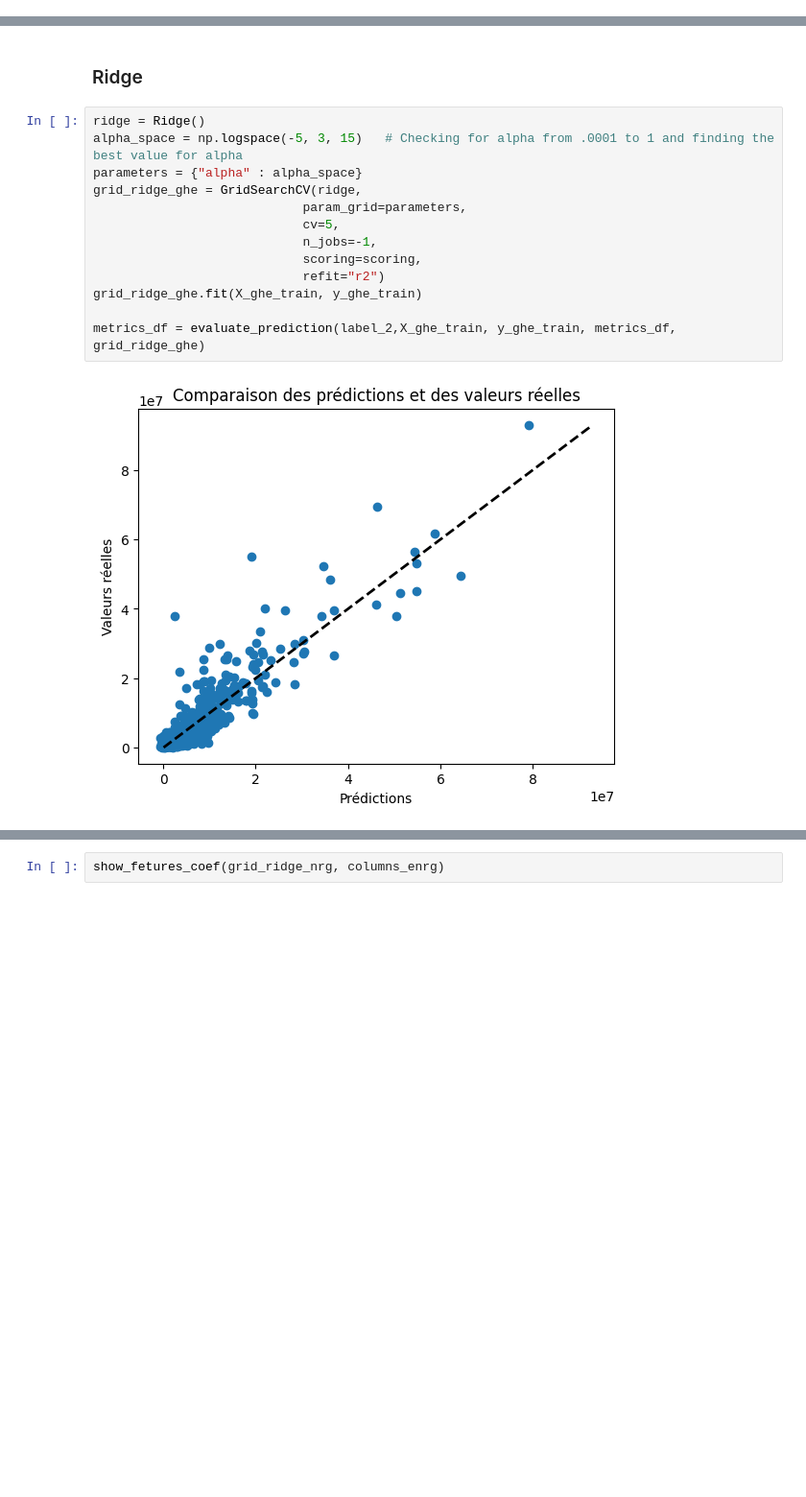
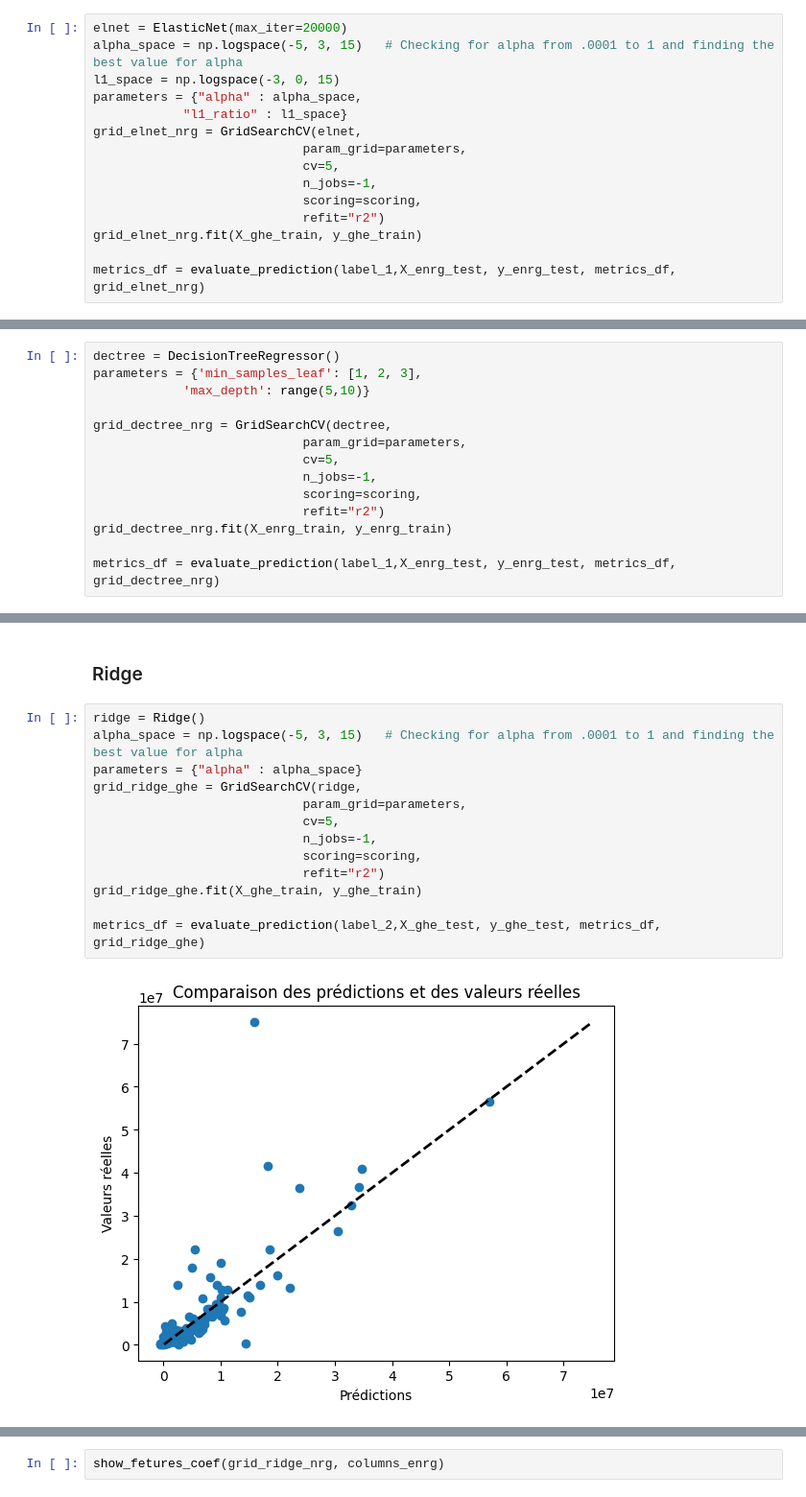
Before and after one commit to Cyr-dcx/LinearRegression-for-building-consumption, a Jupyter notebook: notebooks/exploration.ipynb, the cells around one changed output, grey strips where cells are left out. Shown at 96% size. Cells and saved outputs as stored; diff of their text form; blank space fills up the shorter version.

Commit message:
ajout decision tree

```diff
--- a/notebooks/exploration.ipynb
+++ b/notebooks/exploration.ipynb
@@ -541,0 +571,15 @@ show_fetures_coef(grid_ridge_nrg, columns_enrg)
+# %%
+elnet = ElasticNet(max_iter=20000)
+alpha_space = np.logspace(-5, 3, 15)   # Checking for alpha from .0001 to 1 and finding the best value for alpha
+l1_space = np.logspace(-3, 0, 15)
+parameters = {"alpha" : alpha_space,
+            "l1_ratio" : l1_space}
+grid_elnet_nrg = GridSearchCV(elnet,
+                            param_grid=parameters,
+                            cv=5,
+                            n_jobs=-1,
+                            scoring=scoring,
+                            refit="r2")
+grid_elnet_nrg.fit(X_ghe_train, y_ghe_train)
+
+metrics_df = evaluate_prediction(label_1,X_enrg_test, y_enrg_test, metrics_df, grid_elnet_nrg)
@@ -541,0 +602,14 @@ show_fetures_coef(grid_ridge_nrg, columns_enrg)
+# %%
+dectree = DecisionTreeRegressor()
+parameters = {'min_samples_leaf': [1, 2, 3],
+            'max_depth': range(5,10)}
+
+grid_dectree_nrg = GridSearchCV(dectree,
+                            param_grid=parameters,
+                            cv=5,
+                            n_jobs=-1,
+                            scoring=scoring,
+                            refit="r2")
+grid_dectree_nrg.fit(X_enrg_train, y_enrg_train)
+
+metrics_df = evaluate_prediction(label_1,X_enrg_test, y_enrg_test, metrics_df, grid_dectree_nrg)
@@ -649,16 +741,16 @@ for feat_idx in range(X_enrg_test.shape[1]):
 # %%
 ridge = Ridge()
 alpha_space = np.logspace(-5, 3, 15)   # Checking for alpha from .0001 to 1 and finding the best value for alpha
 parameters = {"alpha" : alpha_space}
 grid_ridge_ghe = GridSearchCV(ridge,
                             param_grid=parameters,
                             cv=5,
                             n_jobs=-1,
                             scoring=scoring,
                             refit="r2")
 grid_ridge_ghe.fit(X_ghe_train, y_ghe_train)
 
-metrics_df = evaluate_prediction(label_2,X_ghe_train, y_ghe_train, metrics_df, grid_ridge_ghe)
+metrics_df = evaluate_prediction(label_2,X_ghe_test, y_ghe_test, metrics_df, grid_ridge_ghe)
 # %% [output]
-[figure, old version]
+[figure, new version]
 |  | label | modèle | r2 | mae | rmse | mean_fit_time | best_params |
```
Also changed, not shown: parts of 19 cells of this notebook.
